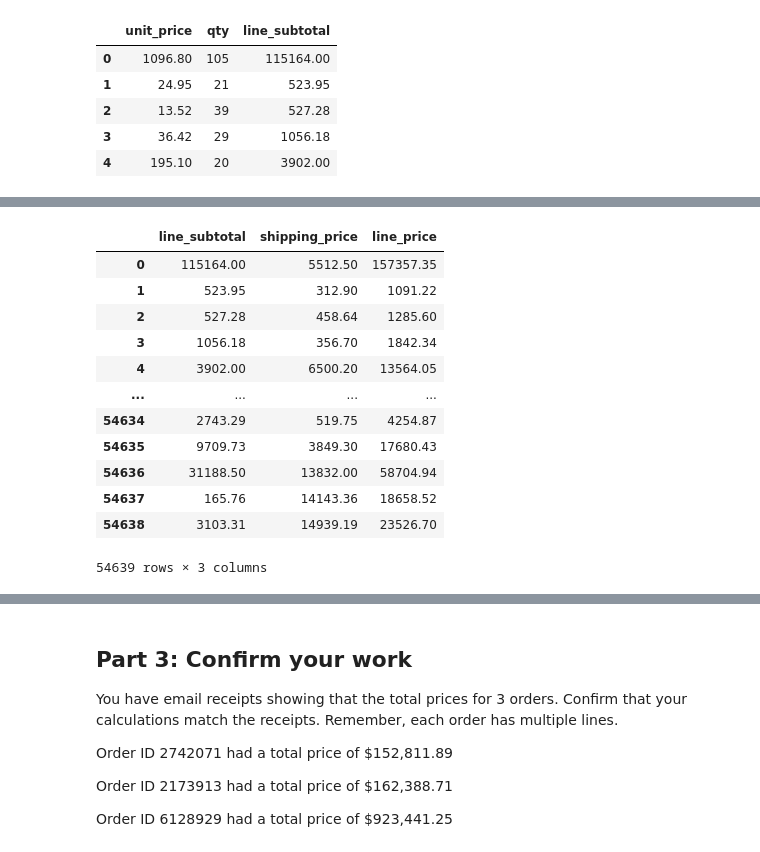
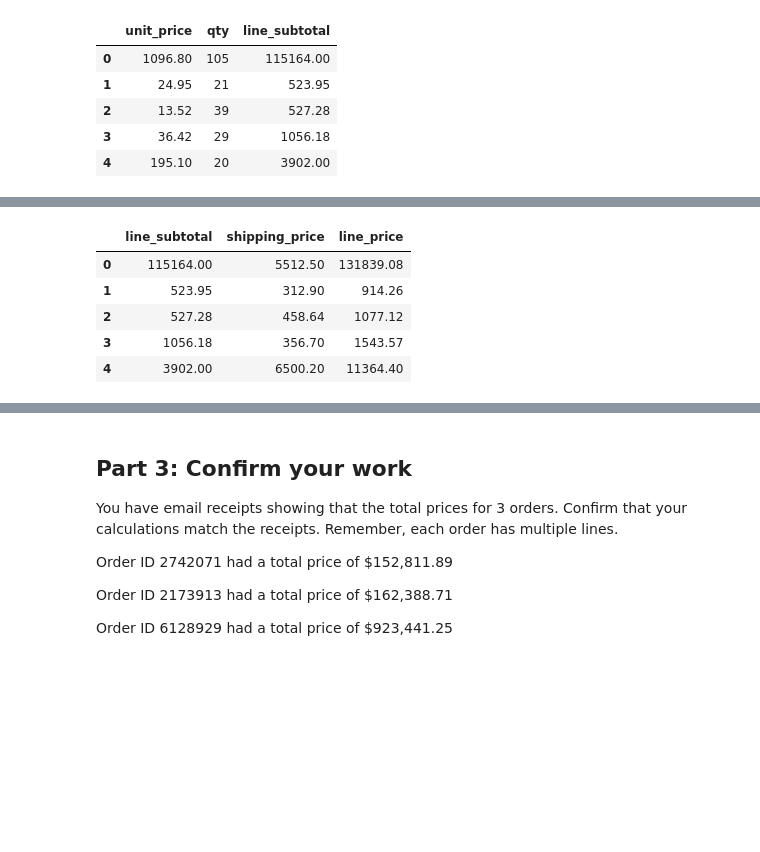
Before and after one commit to BJCross101/pandas-challenge-1, a Jupyter notebook: module_4_challenge.ipynb, the cells around one changed output, grey strips where cells are left out. Drawn from its saved outputs; the diff is of its cells as text; code cells hidden in the pictures; blank space fills up the shorter version.

```diff
--- a/module_4_challenge.ipynb
+++ b/module_4_challenge.ipynb
@@ -192,22 +163,21 @@ output_df.head()
 # Assume a shipping price of $7 per pound
 # for orders over 50 pounds and $10 per
 # pound for items 50 pounds or under.
-# Define a function to calculate shipping price based on weight
-# Define a function to calculate total shipping price based on weight and quantity
-# Create a column for total weight
+def calculate_shipping_price(row):
+   unit_weight = row['unit_weight']
+   qty = row['qty']
+   if unit_weight * qty > 50:
+      return (unit_weight * qty) * 7
+   else:
+      return (unit_weight * qty) * 10
+
+# creating a column for total weight:
+
 df['total_weight'] = df['unit_weight'] * df['qty']
 
-# Define a function to calculate total shipping price based on total weight
-def calculate_total_shipping_price(total_weight):
-    shipping_price_per_pound = 7 if total_weight > 50 else 10  # Determine shipping price per pound
-    total_shipping_price = shipping_price_per_pound * total_weight  # Calculate total shipping price
-    return total_shipping_price
-
-# Create a new column 'shipping_price' by applying the function to the 'total_weight' column
-df['shipping_price'] = df['total_weight'].apply(calculate_total_shipping_price)
-
-
-df[['unit_price', 'unit_weight', 'qty', 'total_weight', 'shipping_price']]
+# # next creating and displaying a 'shipping_price' column
+df['shipping_price'] = df.apply(calculate_shipping_price, axis=1)
+df[['unit_price', 'unit_weight', 'qty', 'total_weight', 'shipping_price' ]].head()
 # %% [output]
 |  | unit_price | unit_weight | qty | total_weight | shipping_price |
 | 0 | 1096.80 | 7.50 | 105 | 787.50 | 5512.50 |
@@ -225,36 +188,20 @@ df[['unit_price', 'unit_weight', 'qty', 'total_weight', 'shipping_price']]
 # %%
 # Create a column for the total price
 # using the subtotal and the shipping price
 # along with a sales tax of 9.25%
-# Define sales tax rate
-sales_tax_rate = 0.0925  # 9.25%
-
-# Step 1: Calculate the subtotal for each line using the unit price and quantity
 df['line_subtotal'] = df['unit_price'] * df['qty']
 
-# Step 2: Calculate the shipping price for each line based on the total weight
-df['shipping_price'] = df['total_weight'].apply(lambda weight: 7 * weight if weight > 50 else 10 * weight)
-
-# Step 4: Calculate the total price by adding the line price and sales tax
-df['line_price'] = df['line_price'] * (1 + sales_tax_rate)
-df['line_price'] = df['line_price'].round(2)
-
-
-df[['line_subtotal', 'shipping_price', 'line_price']]
+# Next creating a new column that calculates the total price with subtotal,
+# shipping price, and sales tax added on top
+df['line_price'] = ((df['line_subtotal'] + df['shipping_price']) * 1.0925).round(2)
+df[['line_subtotal', 'shipping_price', 'line_price']].head()
 # %% [output]
 |  | line_subtotal | shipping_price | line_price |
-| 0 | 115164.00 | 5512.50 | 157357.35 |
-| 1 | 523.95 | 312.90 | 1091.22 |
-| 2 | 527.28 | 458.64 | 1285.60 |
-| 3 | 1056.18 | 356.70 | 1842.34 |
-| 4 | 3902.00 | 6500.20 | 13564.05 |
-| ... | ... | ... | ... |
-| 54634 | 2743.29 | 519.75 | 4254.87 |
-| 54635 | 9709.73 | 3849.30 | 17680.43 |
-| 54636 | 31188.50 | 13832.00 | 58704.94 |
-| 54637 | 165.76 | 14143.36 | 18658.52 |
-| 54638 | 3103.31 | 14939.19 | 23526.70 |
+| 0 | 115164.00 | 5512.50 | 131839.08 |
+| 1 | 523.95 | 312.90 | 914.26 |
+| 2 | 527.28 | 458.64 | 1077.12 |
+| 3 | 1056.18 | 356.70 | 1543.57 |
+| 4 | 3902.00 | 6500.20 | 11364.40 |
-54639 rows × 3 columns
 # %%
 # Create a column for the cost
 # of each line using unit cost, qty, and
```
Also changed, not shown: parts of 16 cells of this notebook.
